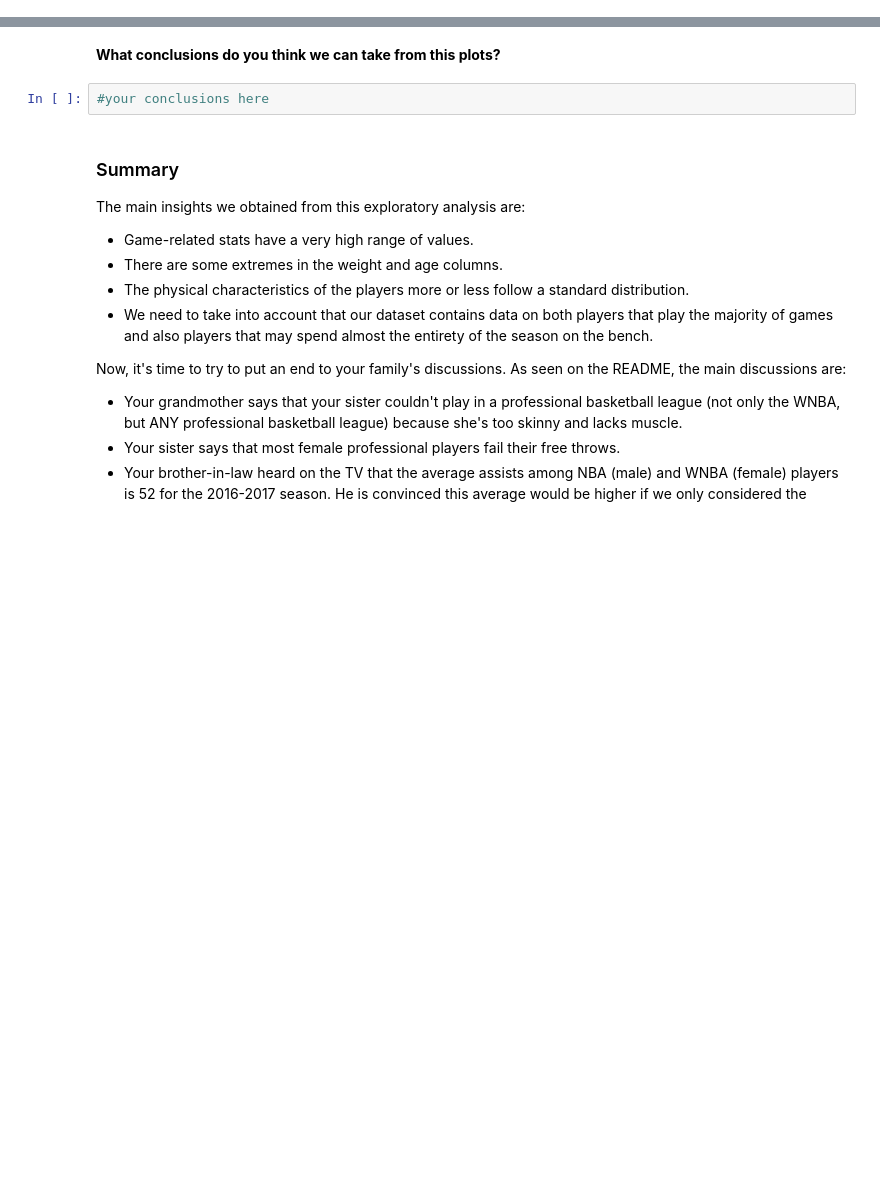
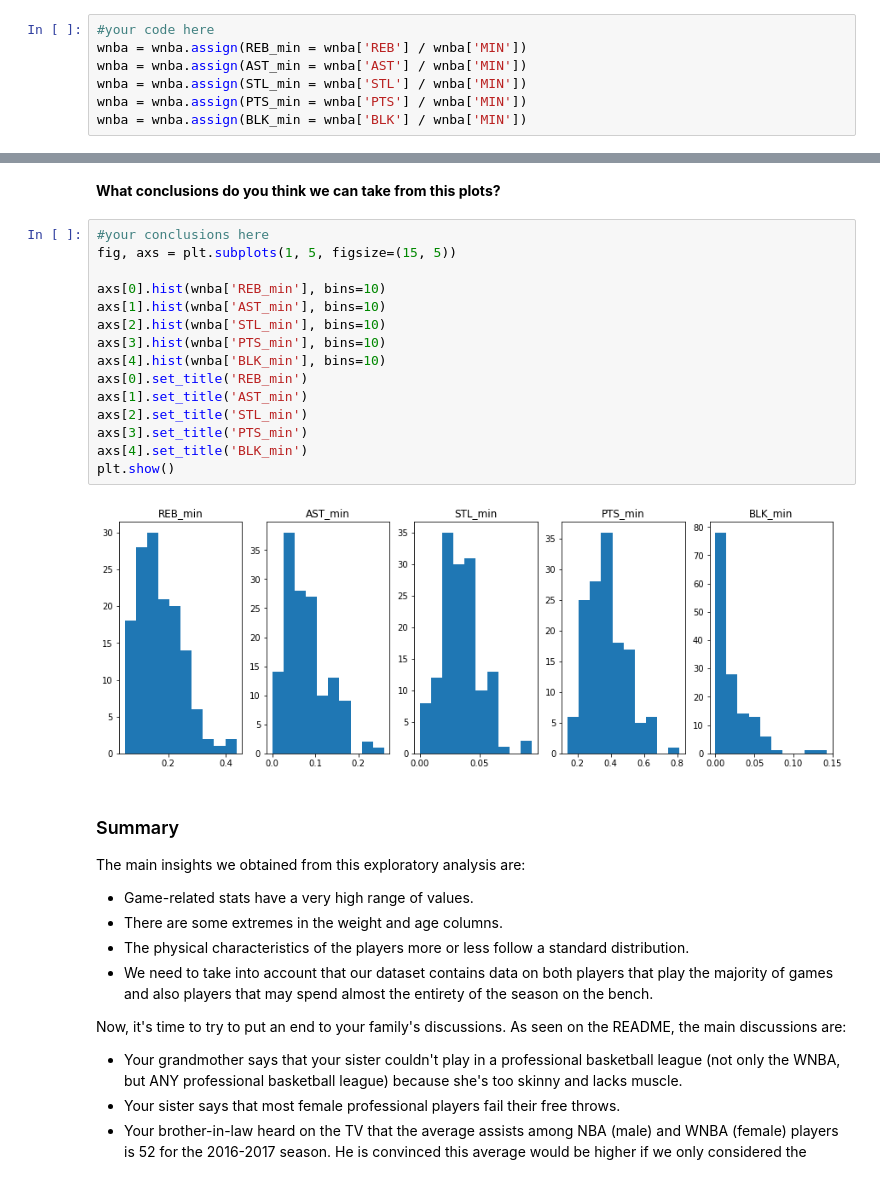
Before and after one commit to ta-data-lis/M2-mini-project2, a Jupyter notebook: your-code/2.-Exploratory-Data-Analysis.ipynb, the cells around one changed output, grey strips where cells are left out. Saved outputs shown, nothing was run; the diff lists cells and outputs as text; blank space fills up the shorter version.

```diff
--- a/your-code/2.-Exploratory-Data-Analysis.ipynb
+++ b/your-code/2.-Exploratory-Data-Analysis.ipynb
@@ -62,0 +146,7 @@ As expected all of the above distribution are heavily skewed to the right, since
+# %%
+#your code here
+wnba = wnba.assign(REB_min = wnba['REB'] / wnba['MIN'])
+wnba = wnba.assign(AST_min = wnba['AST'] / wnba['MIN'])
+wnba = wnba.assign(STL_min = wnba['STL'] / wnba['MIN'])
+wnba = wnba.assign(PTS_min = wnba['PTS'] / wnba['MIN'])
+wnba = wnba.assign(BLK_min = wnba['BLK'] / wnba['MIN'])
@@ -63,7 +159,22 @@ As expected all of the above distribution are heavily skewed to the right, since
 # %% [markdown]
 **What conclusions do you think we can take from this plots?**
-# %%
-#your conclusions here
+# %%
+#your conclusions here
+fig, axs = plt.subplots(1, 5, figsize=(15, 5))
+
+axs[0].hist(wnba['REB_min'], bins=10)
+axs[1].hist(wnba['AST_min'], bins=10)
+axs[2].hist(wnba['STL_min'], bins=10)
+axs[3].hist(wnba['PTS_min'], bins=10)
+axs[4].hist(wnba['BLK_min'], bins=10)
+axs[0].set_title('REB_min')
+axs[1].set_title('AST_min')
+axs[2].set_title('STL_min')
+axs[3].set_title('PTS_min')
+axs[4].set_title('BLK_min')
+plt.show()
+# %% [output]
+[figure, added]
 # %% [markdown]
 ### Summary
 
```
Also changed, not shown: parts of 18 cells of this notebook, 2 other files.
